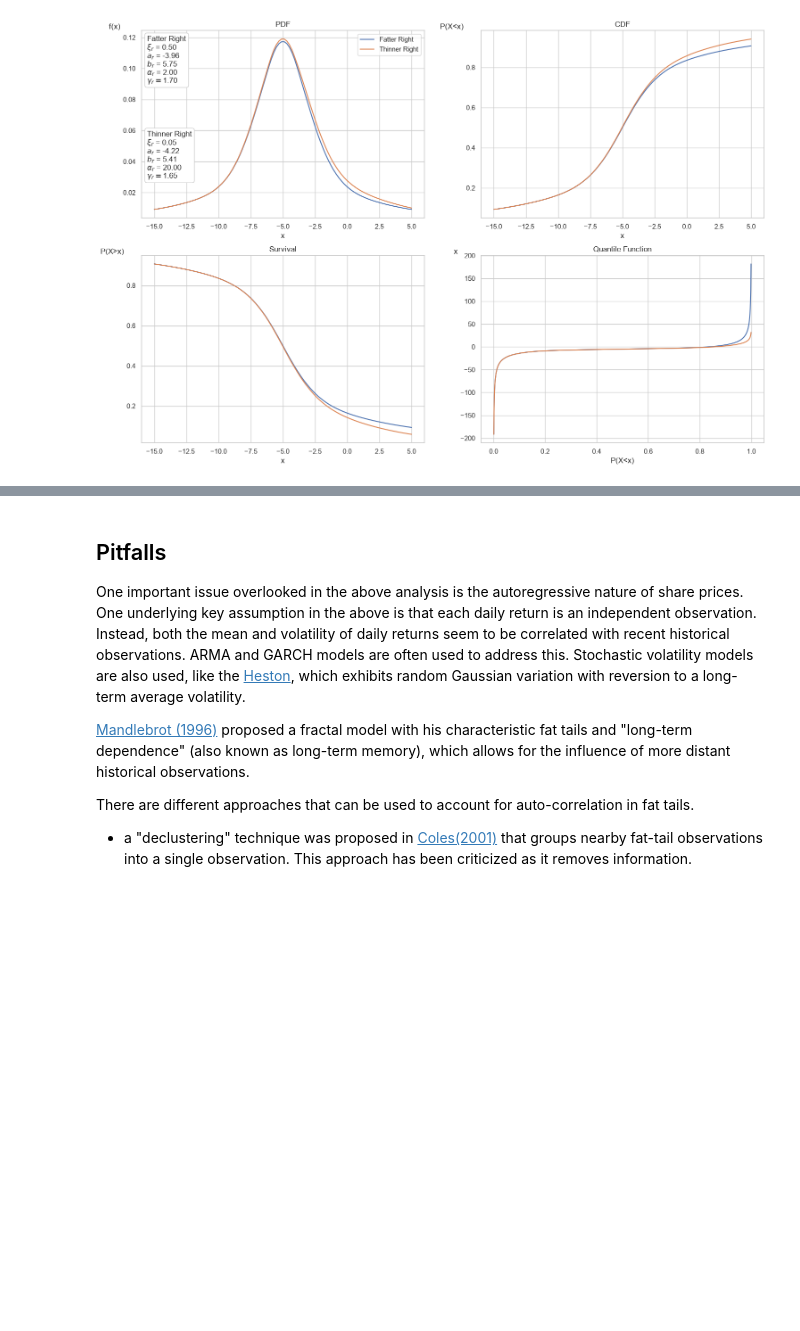
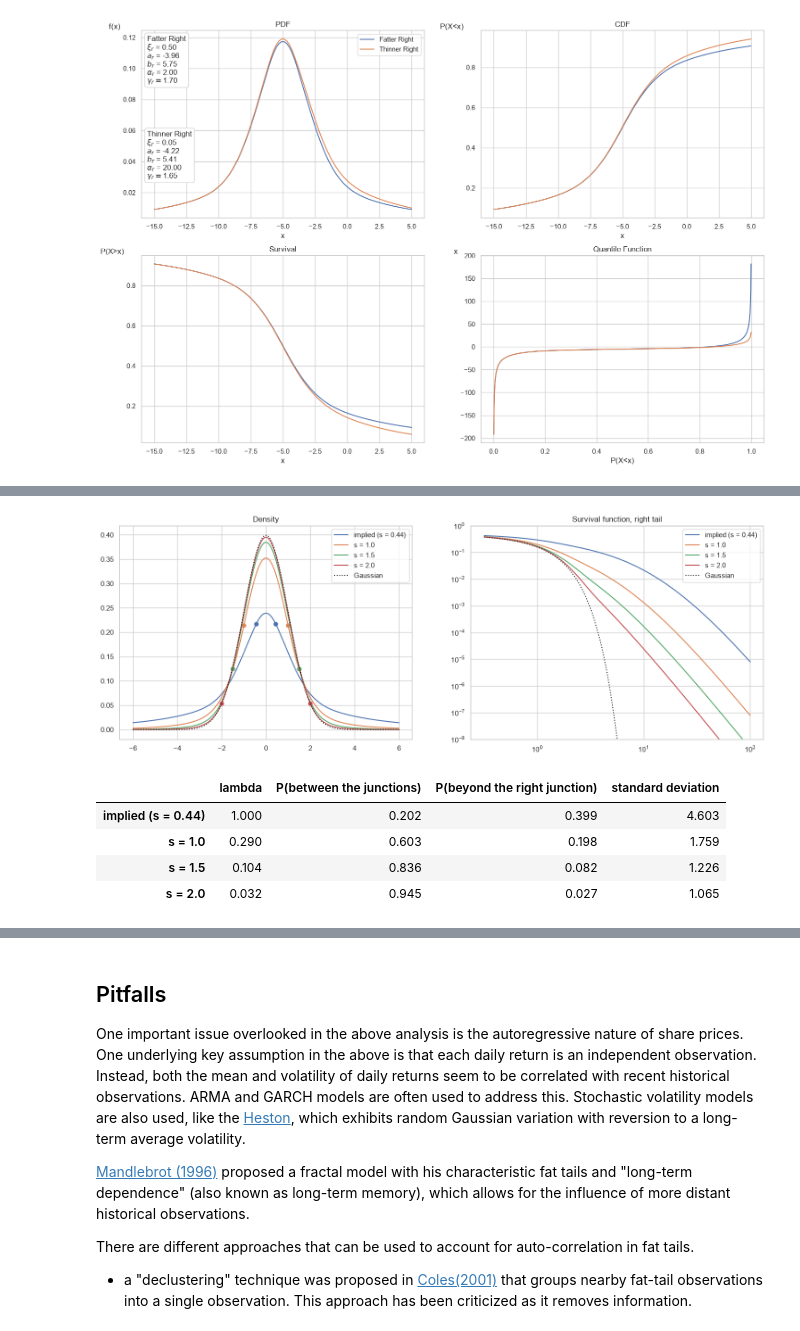
Before and after one commit to rjskene/phat, a Jupyter notebook: docs/notebooks/thephat.ipynb, the cells around one changed output, grey strips where cells are left out. Cells and saved outputs as stored; diff of their text form; code cells hidden in the pictures; blank space fills up the shorter version.

```diff
--- a/docs/notebooks/thephat.ipynb
+++ b/docs/notebooks/thephat.ipynb
@@ -626,0 +684,30 @@ plt.show()
+# %%
+shape = 1/5
+x = np.linspace(-6, 6, 1001)
+xt = np.logspace(-0.5, 2, 400)
+
+fig, (ax1, ax2) = plt.subplots(1, 2, figsize=(18, 6))
+rows = {}
+for i, s in enumerate([None, 1.0, 1.5, 2.0]):
+    dist = ph.Phat(0, 1, shape, shape, s_left=s, s_right=s)
+    label = f'implied (s = {dist.s_right:.2f})' if s is None else f's = {s}'
+    ax1.plot(x, dist.pdf(x), c=f'C{i}', label=label)
+    ax1.plot(dist.junctions, dist.pdf(dist.junctions), 'o', c=f'C{i}')
+    ax2.loglog(xt, dist.sf(xt), c=f'C{i}', label=label)
+    rows[label] = [dist.lam_right, dist.body_mass, dist.tail_masses[1], dist.std()]
+
+ax1.plot(x, scist.norm.pdf(x), c='k', ls=':', label='Gaussian')
+ax2.loglog(xt, scist.norm.sf(xt), c='k', ls=':', label='Gaussian')
+ax2.set_ylim(1e-8, 1)
+ax1.set_title('Density'); ax2.set_title('Survival function, right tail')
+ax1.legend(); ax2.legend()
+plt.show()
+
+pd.DataFrame(rows, index=['lambda', 'P(between the junctions)', 'P(beyond the right junction)', 'standard deviation']).T.round(3)
+# %% [output]
+[figure, added]
+|  | lambda | P(between the junctions) | P(beyond the right junction) | standard deviation |
+| implied (s = 0.44) | 1.000 | 0.202 | 0.399 | 4.603 |
+| s = 1.0 | 0.290 | 0.603 | 0.198 | 1.759 |
+| s = 1.5 | 0.104 | 0.836 | 0.082 | 1.226 |
+| s = 2.0 | 0.032 | 0.945 | 0.027 | 1.065 |
```
Also changed, not shown: parts of 5 cells of this notebook, 9 other files.
